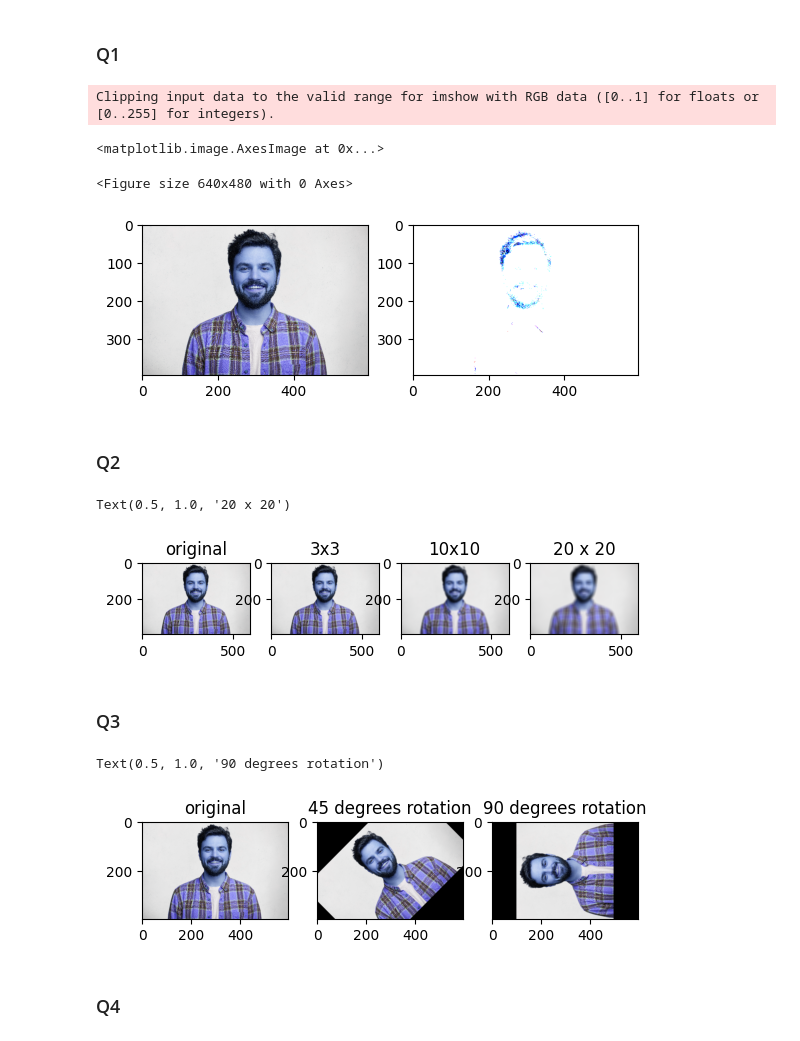
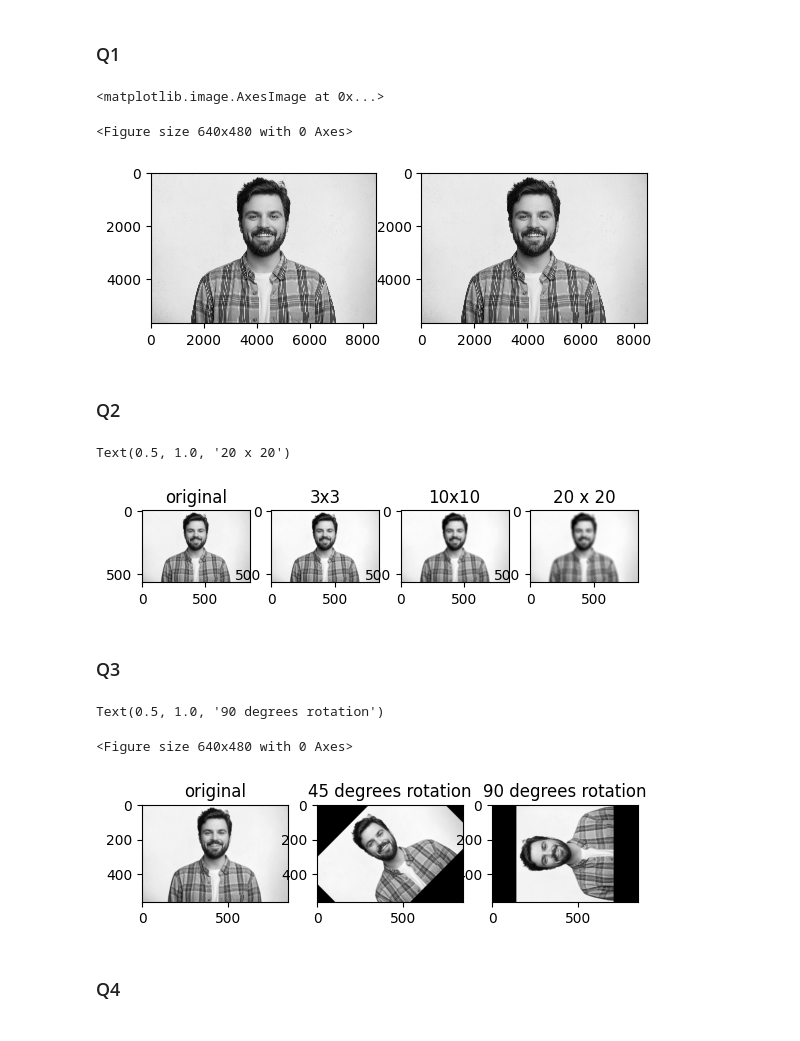
Before and after one commit to ManojBD/EE7204_Assignment01_3318, a Jupyter notebook: TakeHomeAssignment_01.ipynb, the cells around one changed output. Cells and saved outputs as stored; diff of their text form; code cells hidden in the pictures.

```diff
--- a/TakeHomeAssignment_01.ipynb
+++ b/TakeHomeAssignment_01.ipynb
@@ -7,31 +7,29 @@ import matplotlib.pyplot as plt
 ### Q1
 # %%
 # Read the image
-img = cv2.imread("images/man.jpg")
-image = cv2.resize(img,(0,0), fx=0.07, fy=0.07)
+img = cv2.imread("images/man.jpg", 0)
+image = cv2.resize(img,(0,0), fx=0.1, fy=0.1)
 plt.gray()
-
 f, arr0 = plt.subplots(1,2)
 
 # Get the desired number of intensity levels
 num_levels = int(input("Enter the number of intensity levels (in powers of 2): "))
 
 # Get the maximum intensity level for the desired number of levels
 max_level = 2**num_levels - 1
 
 # Normalize the image to the range [0, max_level]
 img = (image / 256) * max_level
 
 # Round the image to the nearest integer
 img = np.round(img)
 
 arr0[0].imshow(image)
 arr0[1].imshow(img)
 # %% [output]
-Clipping input data to the valid range for imshow with RGB data ([0..1] for floats or [0..255] for integers).
+<matplotlib.image.AxesImage at 0x...>
-<matplotlib.image.AxesImage at 0x...>
+<Figure size 640x480 with 0 Axes>
-<Figure size 640x480 with 0 Axes>
-[figure, old version]
+[figure, new version]
 # %% [markdown]
 ### Q2
 # %%
@@ -58,7 +56,7 @@ arr[3].imshow(image20k)
 arr[3].set_title('20 x 20')
 # %% [output]
 Text(0.5, 1.0, '20 x 20')
-[figure, old version]
+[figure, new version]
 # %% [markdown]
 ### Q3
 # %%
@@ -82,7 +80,8 @@ arr2[2].imshow(rotated_90)
 arr2[2].set_title('90 degrees rotation')
 # %% [output]
 Text(0.5, 1.0, '90 degrees rotation')
+<Figure size 640x480 with 0 Axes>
-[figure, old version]
+[figure, new version]
 # %% [markdown]
 ### Q4
 # %%
```
Also changed, not shown: parts of 1 cell of this notebook.
